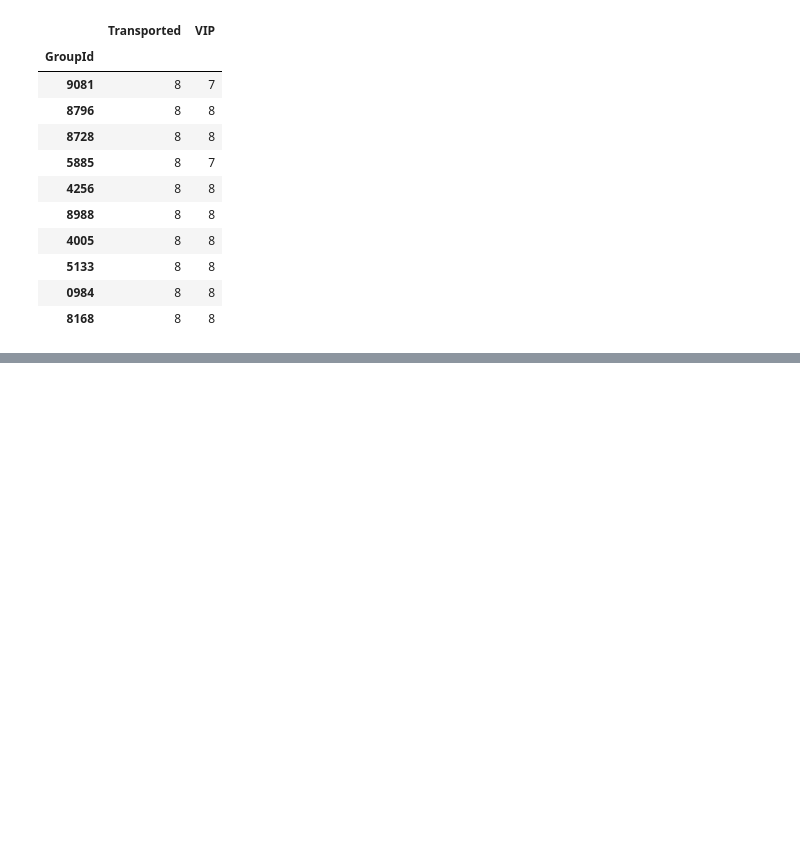
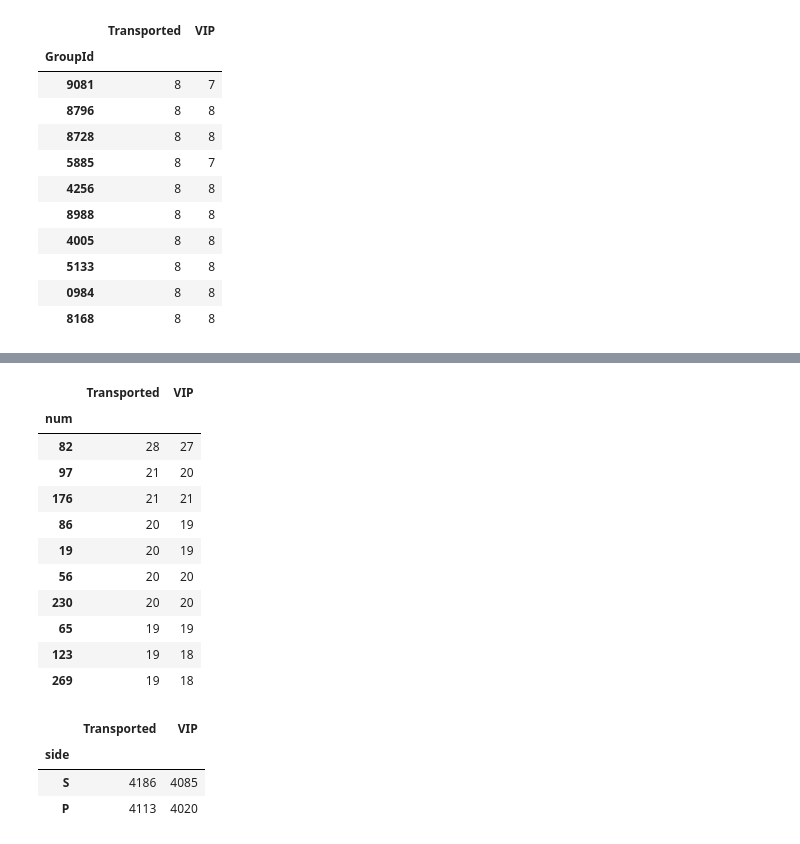
Before and after one commit to kpaulfran/spaceship_titanic, a Jupyter notebook: sapceship_titanic.ipynb, the cells around one changed output, grey strips where cells are left out. Saved outputs shown, nothing was run; the diff lists cells and outputs as text; code cells hidden in the pictures; blank space fills up the shorter version.

```diff
--- a/sapceship_titanic.ipynb
+++ b/sapceship_titanic.ipynb
@@ -298,0 +310,18 @@ train_grouped[['Transported','VIP']].sort_values(by = ['Transported'],ascending=
+# %%
+true_filter = train['Transported'] == True
+train_grouped = train.loc[true_filter, :]
+train_grouped = train.groupby(by=['num']).count()
+train_grouped[['Transported','VIP']].sort_values(by = ['Transported'],ascending=False)[:10] #la variacion entre transportadl y VIP por num es minima, no lo utilizaremos
+# %% [output]
+|  | Transported | VIP |
+| num |  |  |
+| 82 | 28 | 27 |
+| 97 | 21 | 20 |
+| 176 | 21 | 21 |
+| 86 | 20 | 19 |
+| 19 | 20 | 19 |
+| 56 | 20 | 20 |
+| 230 | 20 | 20 |
+| 65 | 19 | 19 |
+| 123 | 19 | 18 |
+| 269 | 19 | 18 |
@@ -298,0 +330,10 @@ train_grouped[['Transported','VIP']].sort_values(by = ['Transported'],ascending=
+# %%
+true_filter = train['Transported'] == True
+train_grouped = train.loc[true_filter, :]
+train_grouped = train.groupby(by=['side']).count()
+train_grouped[['Transported','VIP']].sort_values(by = ['Transported'],ascending=False)[:10] #no es considerable, se eliminara
+# %% [output]
+|  | Transported | VIP |
+| side |  |  |
+| S | 4186 | 4085 |
+| P | 4113 | 4020 |
```
Also changed, not shown: parts of 3 cells of this notebook.
